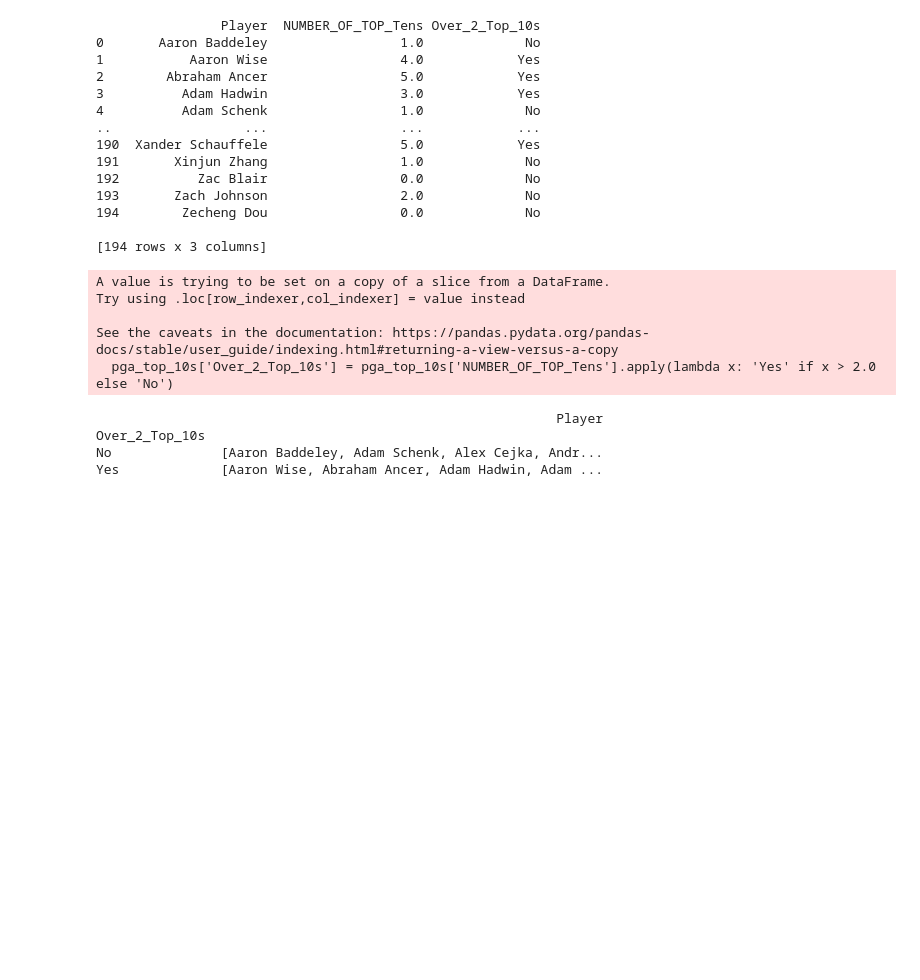
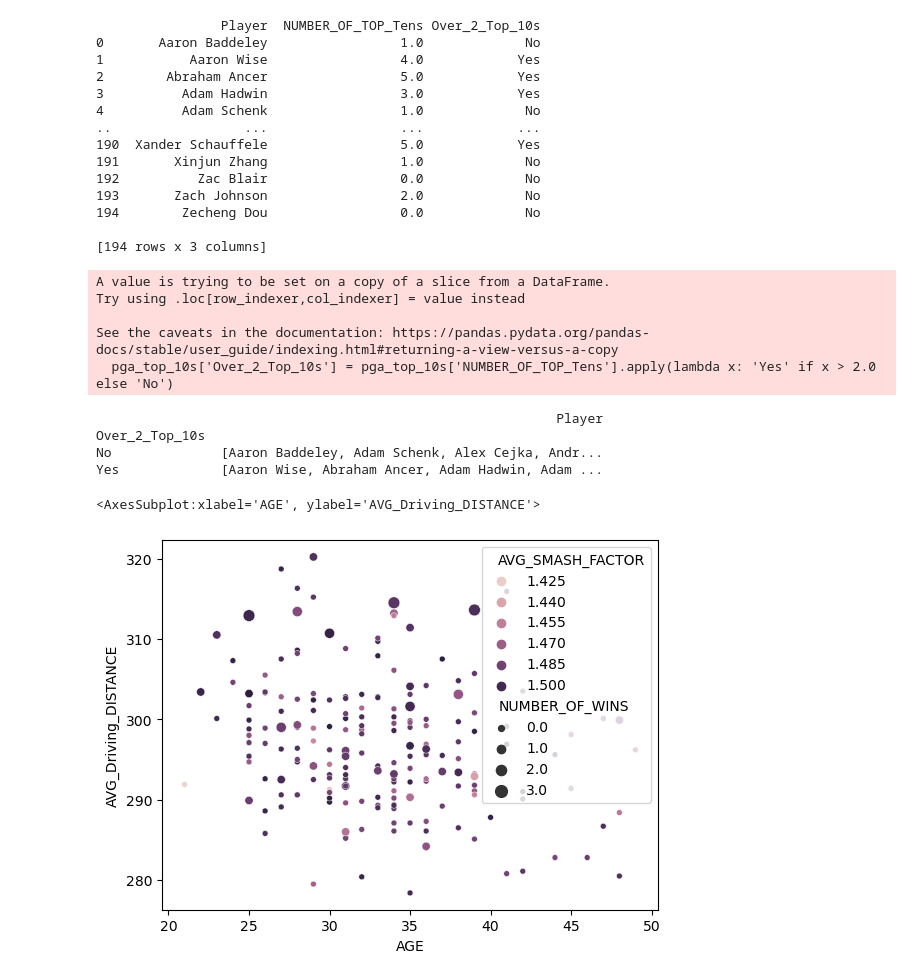
Before and after one commit to grooveyryan/UCDPA_KevinRyan, a Jupyter notebook: Analysis_and_Visualisation.ipynb, the cells around one changed output. Cells and saved outputs as stored; diff of their text form; code cells hidden in the pictures; blank space fills up the shorter version.

Commit message:
Plots

```diff
--- a/Analysis.ipynb
+++ b/Analysis_and_Visualisation.ipynb
@@ -342,3 +344,8 @@ print(pga_top_10s[['Player', 'Over_2_Top_10s']].groupby('Over_2_Top_10s').agg(li
 Over_2_Top_10s
 No              [Aaron Baddeley, Adam Schenk, Alex Cejka, Andr...
 Yes             [Aaron Wise, Abraham Ancer, Adam Hadwin, Adam ...
+# %%
+sns.scatterplot(x='AGE',y='AVG_Driving_DISTANCE', data=pga, hue='AVG_SMASH_FACTOR', size='NUMBER_OF_WINS') # Scatterplot showing that AVG_Driving_DISTANCE, AVG_SMASH_FACTOR and NUMBER_OF_WINS (to a lesser extent) go down with as age goes up
+# %% [output]
+<AxesSubplot:xlabel='AGE', ylabel='AVG_Driving_DISTANCE'>
+[figure, added]
```
Also changed, not shown: parts of 2 cells of this notebook.
